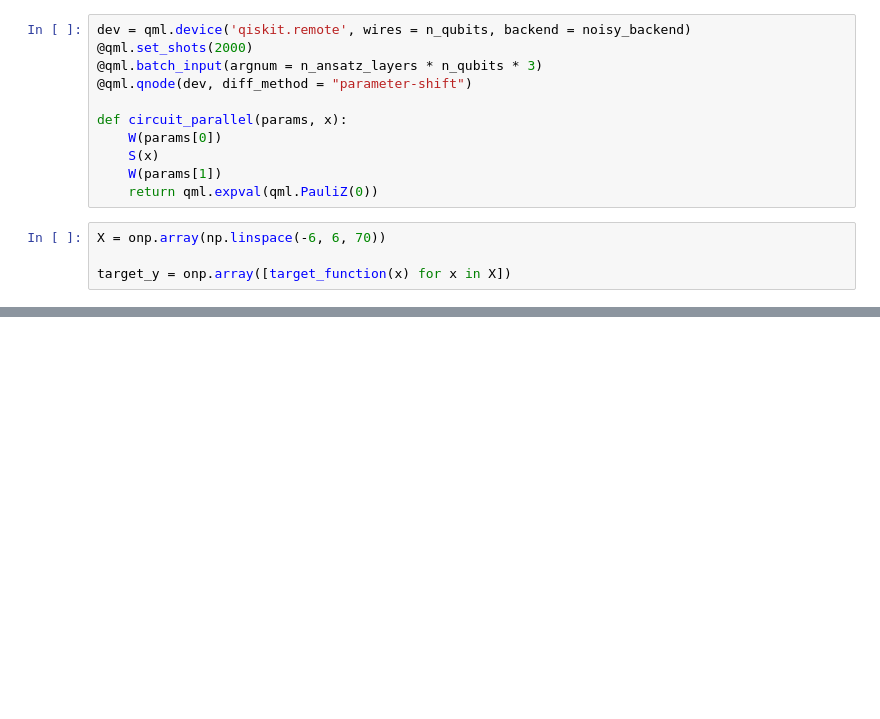
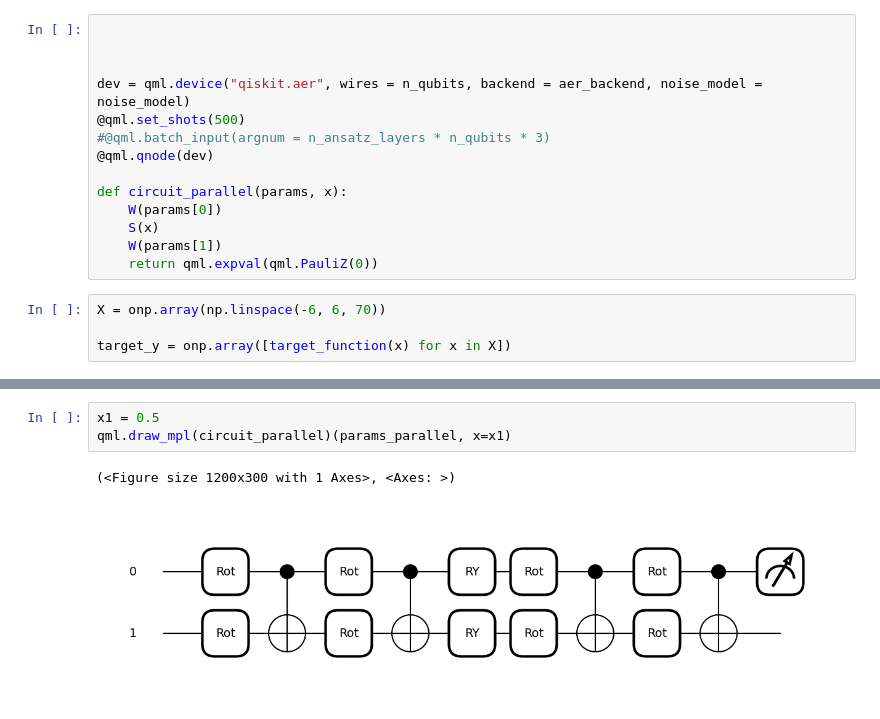
Before and after one commit to tripathydevjyoti/Quantum-Machine-Learning-, a Jupyter notebook: 2 qubit circuits/2 qubit parallel noisy.ipynb, the cells around one changed output, grey strips where cells are left out. Saved outputs shown, nothing was run; the diff lists cells and outputs as text; blank space fills up the shorter version.

```diff
--- a/2 qubit circuits/2 qubit parallel noisy.ipynb
+++ b/2 qubit circuits/2 qubit parallel noisy.ipynb
@@ -54,8 +68,11 @@ def cost(params, x, y):
 # %%
-dev = qml.device('qiskit.remote', wires = n_qubits, backend = noisy_backend)
-@qml.set_shots(2000)
-@qml.batch_input(argnum = n_ansatz_layers * n_qubits * 3)
-@qml.qnode(dev, diff_method = "parameter-shift")
+
+
+
+dev = qml.device("qiskit.aer", wires = n_qubits, backend = aer_backend, noise_model = noise_model)
+@qml.set_shots(500)
+#@qml.batch_input(argnum = n_ansatz_layers * n_qubits * 3)
+@qml.qnode(dev)
 
 def circuit_parallel(params, x):
     W(params[0])
@@ -85 +102,7 @@ print(params_parallel)
+# %%
+x1 = 0.5
+qml.draw_mpl(circuit_parallel)(params_parallel, x=x1)
+# %% [output]
+(<Figure size 1200x300 with 1 Axes>, <Axes: >)
+[figure, added]
 # %%
```
Also changed, not shown: parts of 13 cells of this notebook, 6 other files.
